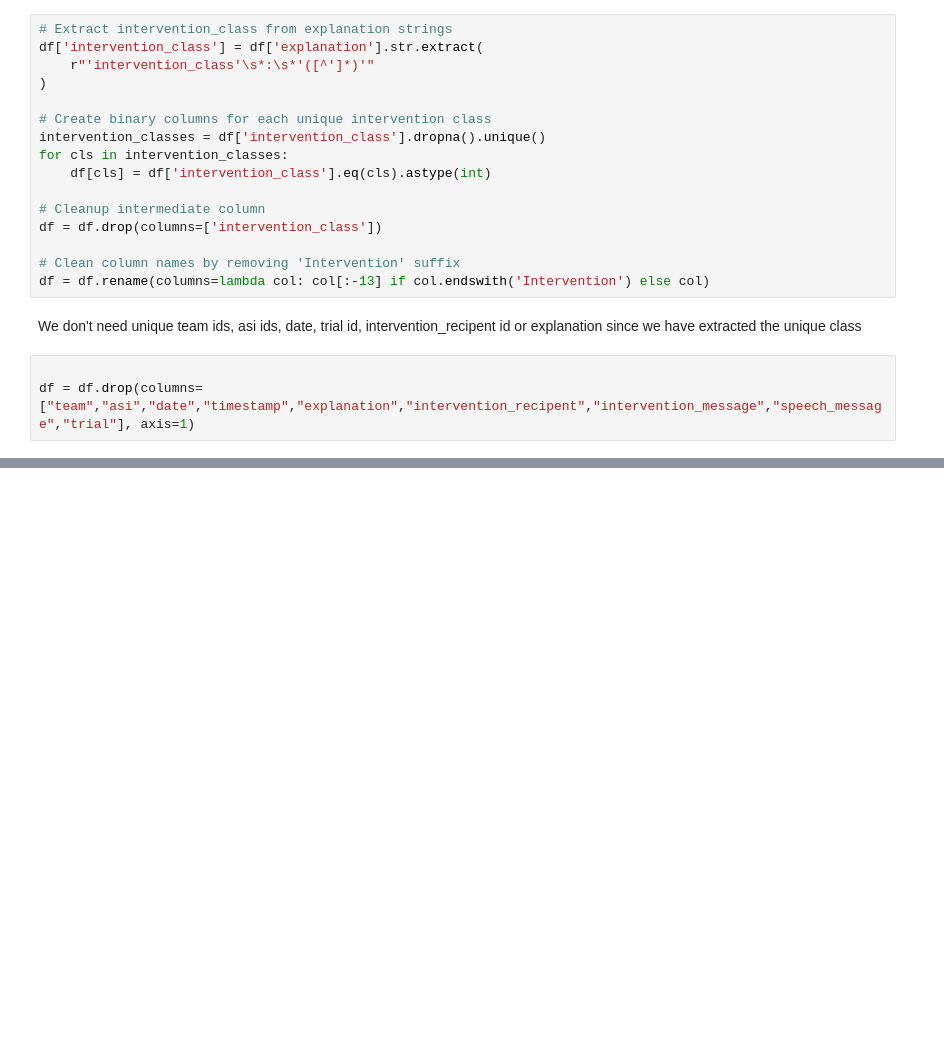
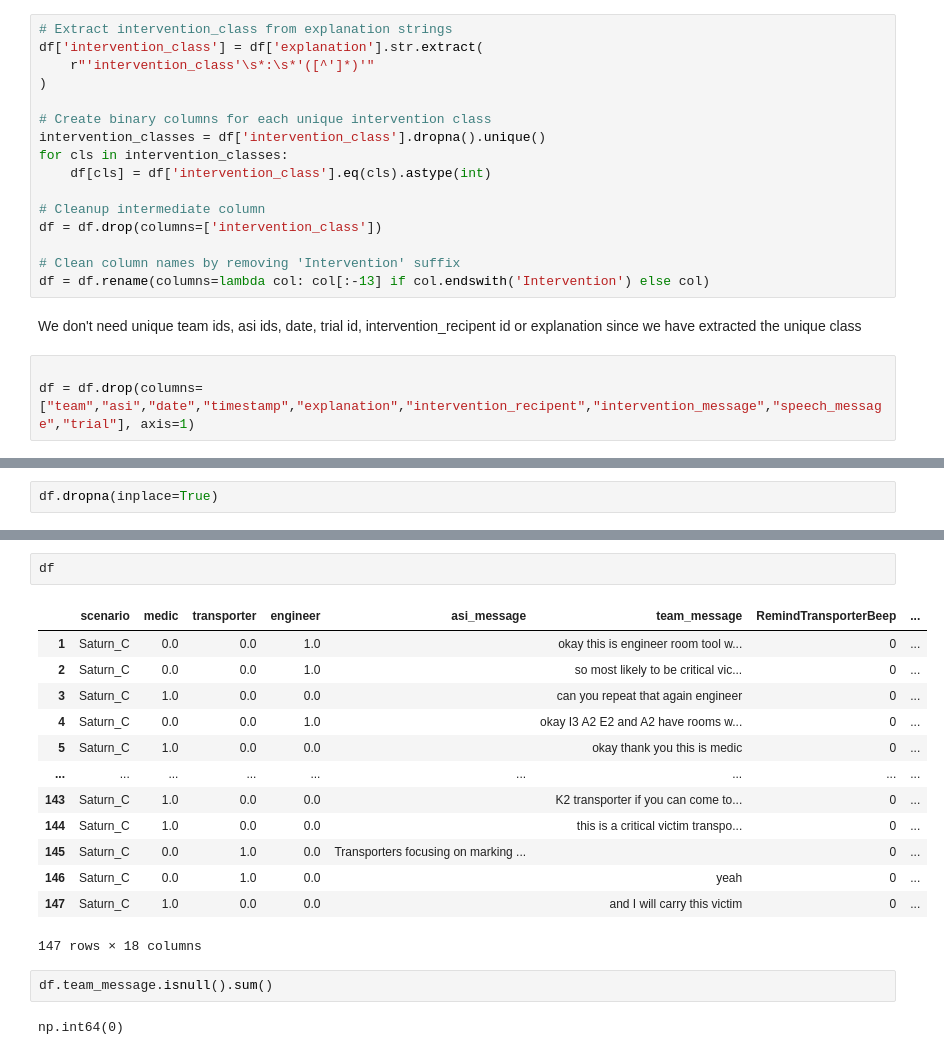
Before and after one commit to ashworks1706/CHART-ASIST-LAB, a Jupyter notebook: Study3_Analysis/main.ipynb, the cells around one changed output, grey strips where cells are left out. Drawn from its saved outputs; the diff is of its cells as text; blank space fills up the shorter version.

```diff
--- a/Study3_Analysis/main.ipynb
+++ b/Study3_Analysis/main.ipynb
@@ -208,0 +255,2 @@ memory usage: 51.0+ KB
+# %%
+df.dropna(inplace=True)
@@ -208,0 +287,20 @@ memory usage: 51.0+ KB
+# %%
+df
+# %% [output]
+|  | scenario | medic | transporter | engineer | asi_message | team_message | RemindTransporterBeep | ... |
+| 1 | Saturn_C | 0.0 | 0.0 | 1.0 |  | okay this is engineer room tool w... | 0 | ... |
+| 2 | Saturn_C | 0.0 | 0.0 | 1.0 |  | so most likely to be critical vic... | 0 | ... |
+| 3 | Saturn_C | 1.0 | 0.0 | 0.0 |  | can you repeat that again engineer | 0 | ... |
+| 4 | Saturn_C | 0.0 | 0.0 | 1.0 |  | okay I3 A2 E2 and A2 have rooms w... | 0 | ... |
+| 5 | Saturn_C | 1.0 | 0.0 | 0.0 |  | okay thank you this is medic | 0 | ... |
+| ... | ... | ... | ... | ... | ... | ... | ... | ... |
+| 143 | Saturn_C | 1.0 | 0.0 | 0.0 |  | K2 transporter if you can come to... | 0 | ... |
+| 144 | Saturn_C | 1.0 | 0.0 | 0.0 |  | this is a critical victim transpo... | 0 | ... |
+| 145 | Saturn_C | 0.0 | 1.0 | 0.0 | Transporters focusing on marking ... |  | 0 | ... |
+| 146 | Saturn_C | 0.0 | 1.0 | 0.0 |  | yeah | 0 | ... |
+| 147 | Saturn_C | 1.0 | 0.0 | 0.0 |  | and I will carry this victim | 0 | ... |
+147 rows × 18 columns
+# %%
+df.team_message.isnull().sum()
+# %% [output]
+np.int64(0)
```
Also changed, not shown: parts of 26 cells of this notebook, 4 other files.
